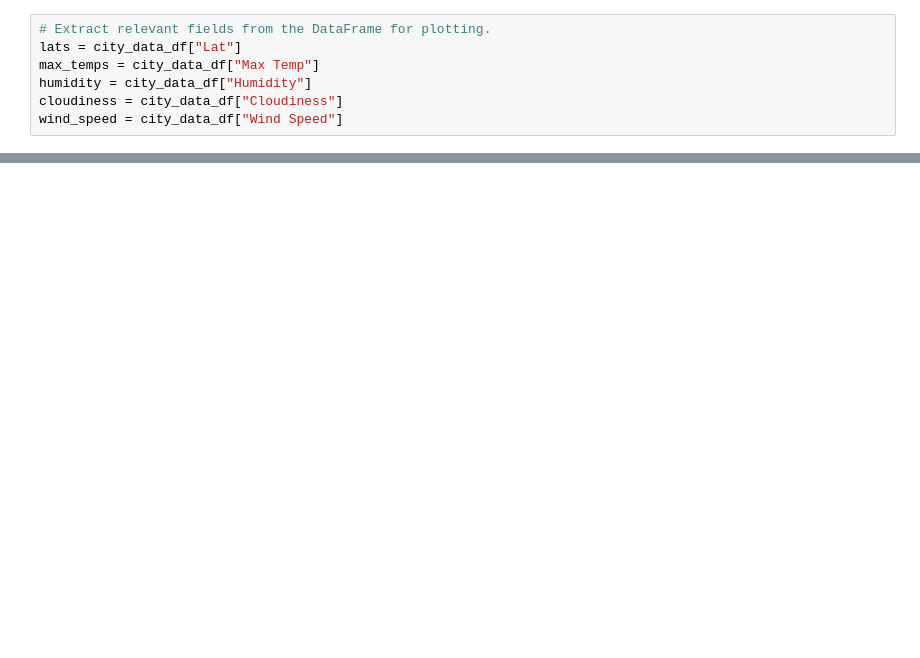
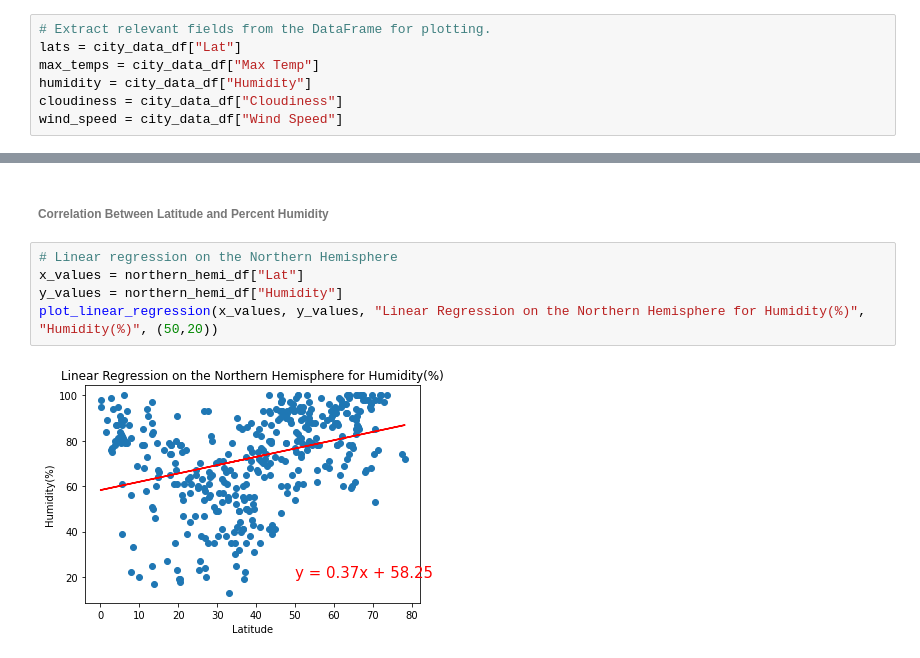
Before and after one commit to ramya-ramamur/World_Weather_Analysis, a Jupyter notebook: WeatherPy.ipynb, the cells around one changed output, grey strips where cells are left out. Drawn from its saved outputs; the diff is of its cells as text; blank space fills up the shorter version.

```diff
--- a/WeatherPy.ipynb
+++ b/WeatherPy.ipynb
@@ -308,0 +356,9 @@ plt.show()
+# %% [markdown]
+###### Correlation Between Latitude and Percent Humidity
+# %%
+# Linear regression on the Northern Hemisphere
+x_values = northern_hemi_df["Lat"]
+y_values = northern_hemi_df["Humidity"]
+plot_linear_regression(x_values, y_values, "Linear Regression on the Northern Hemisphere for Humidity(%)", "Humidity(%)", (50,20))
+# %% [output]
+[figure, added]
```
Also changed, not shown: parts of 31 cells of this notebook.
